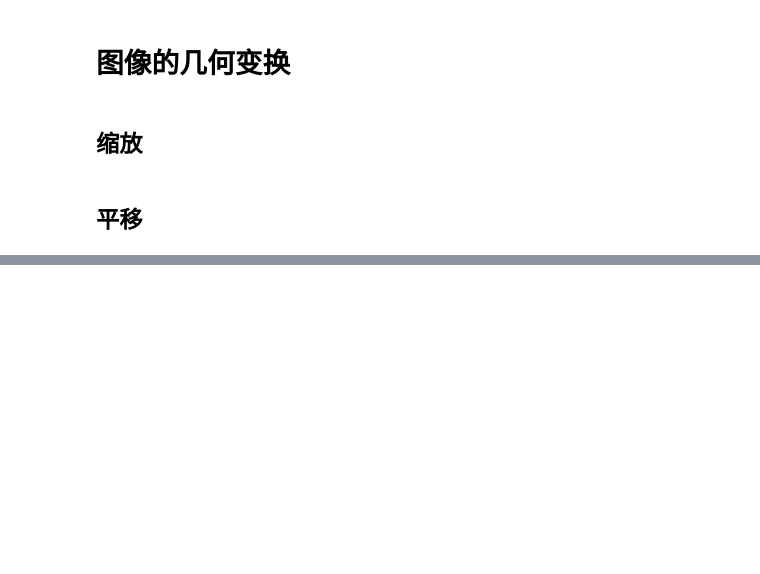
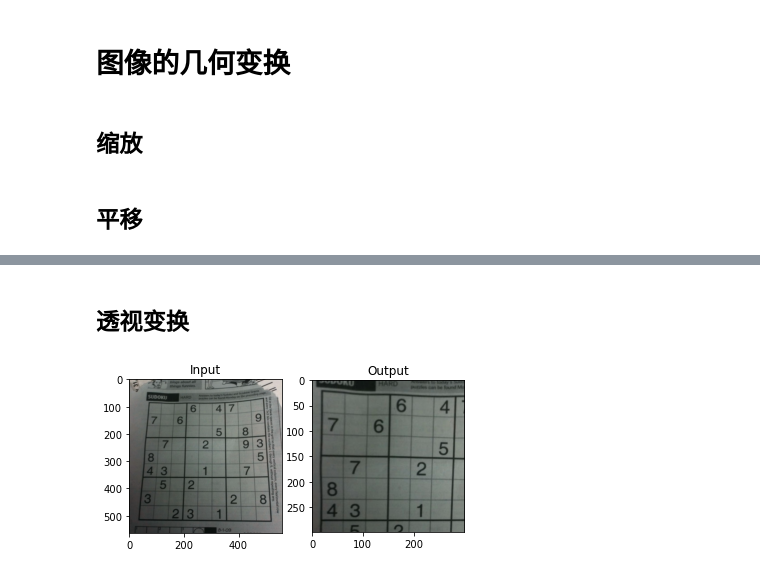
Before and after one commit to ghcn345/OpenCV, a Jupyter notebook: 4-图像处理.ipynb, the cells around one changed output, grey strips where cells are left out. Cells and saved outputs as stored; diff of their text form; code cells hidden in the pictures; blank space fills up the shorter version.

```diff
--- a/4-图像处理.ipynb
+++ b/4-图像处理.ipynb
@@ -65,0 +93,14 @@ cv.destroyAllWindows()
+# %% [markdown]
+## 透视变换
+# %%
+img = cv.imread('sudoku.png')
+rows,cols,ch = img.shape
+pts1 = np.float32([[56,65],[368,52],[28,387],[389,390]])
+pts2 = np.float32([[0,0],[300,0],[0,300],[300,300]])
+M = cv.getPerspectiveTransform(pts1,pts2)
+dst = cv.warpPerspective(img,M,(300,300))
+plt.subplot(121),plt.imshow(img),plt.title('Input')
+plt.subplot(122),plt.imshow(dst),plt.title('Output')
+plt.show()
+# %% [output]
+[figure, added]
```
Also changed, not shown: parts of 6 cells of this notebook.
